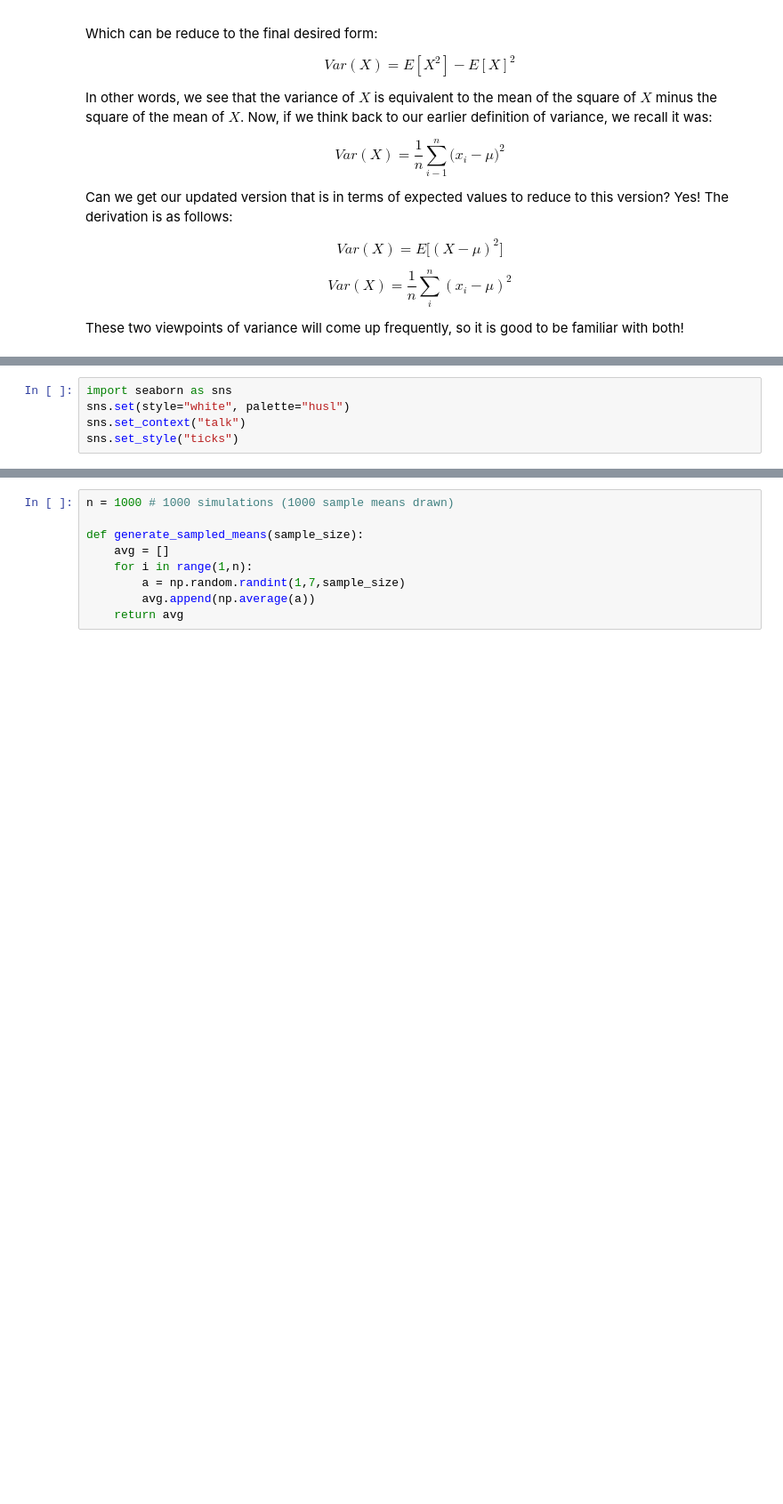
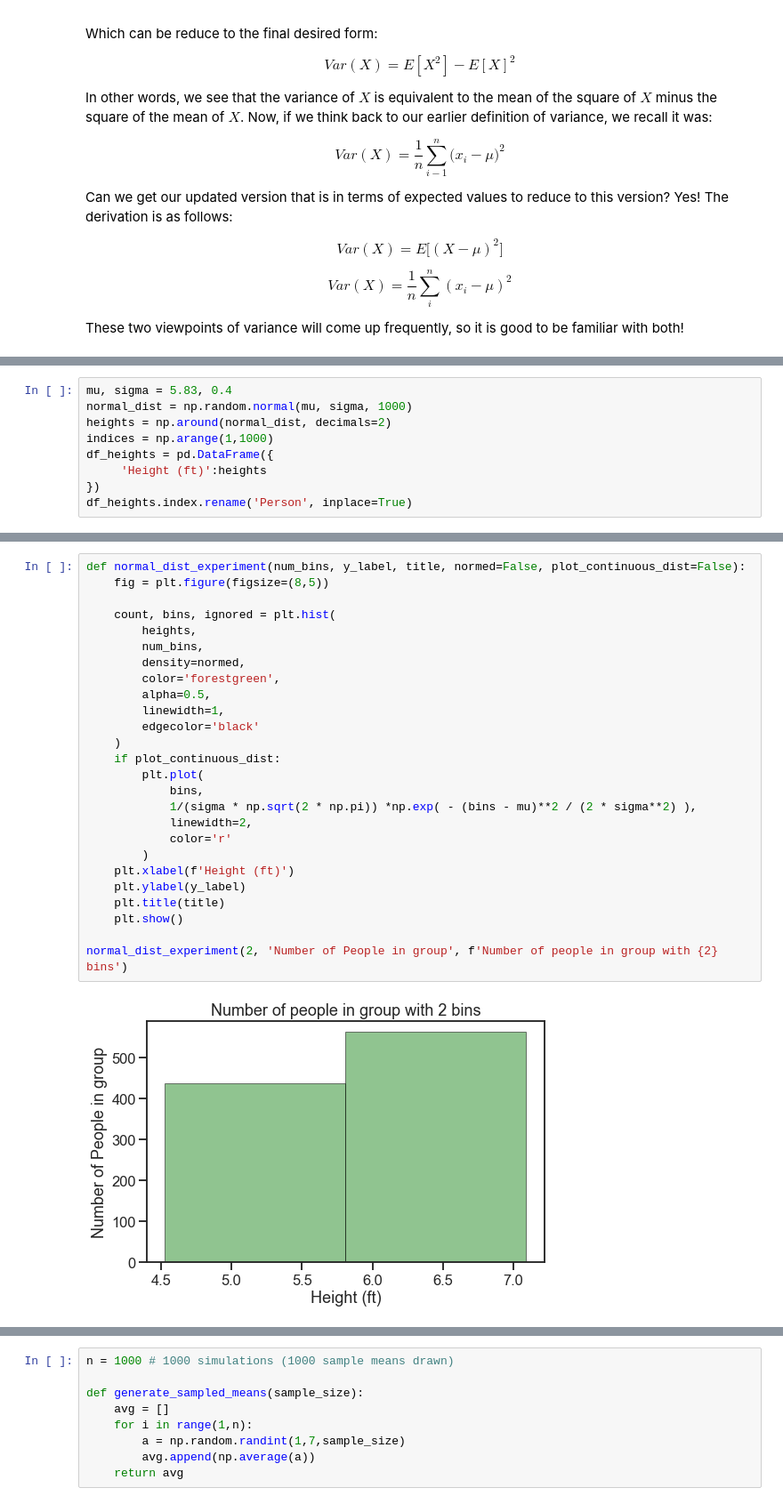
Before and after one commit to NathanielDake/intuitiveml, a Jupyter notebook: Mathematics/04-Statistics-01-Introduction.ipynb, the cells around one changed output, grey strips where cells are left out. Shown: that part at 89% size. Drawn from its saved outputs; the diff is of its cells as text; blank space fills up the shorter version.

Commit message:
theory behind CLT and visualization surrounding distributions and gaussian

```diff
--- a/Mathematics/04-Statistics-01-Introduction.ipynb
+++ b/Mathematics/04-Statistics-01-Introduction.ipynb
@@ -411,5 +402,0 @@ These two viewpoints of variance will come up frequently, so it is good to be fa
-# %%
-import seaborn as sns
-sns.set(style="white", palette="husl")
-sns.set_context("talk")
-sns.set_style("ticks")
@@ -415,0 +408,9 @@ sns.set_style("ticks")
+# %%
+mu, sigma = 5.83, 0.4
+normal_dist = np.random.normal(mu, sigma, 1000)
+heights = np.around(normal_dist, decimals=2)
+indices = np.arange(1,1000)
+df_heights = pd.DataFrame({
+     'Height (ft)':heights
+})
+df_heights.index.rename('Person', inplace=True)
@@ -415,0 +444,28 @@ sns.set_style("ticks")
+# %%
+def normal_dist_experiment(num_bins, y_label, title, normed=False, plot_continuous_dist=False):
+    fig = plt.figure(figsize=(8,5))
+
+    count, bins, ignored = plt.hist(
+        heights,
+        num_bins,
+        density=normed,
+        color='forestgreen',
+        alpha=0.5,
+        linewidth=1,
+        edgecolor='black'
+    )
+    if plot_continuous_dist:
+        plt.plot(
+            bins,
+            1/(sigma * np.sqrt(2 * np.pi)) *np.exp( - (bins - mu)**2 / (2 * sigma**2) ),
+            linewidth=2,
+            color='r'
+        )
+    plt.xlabel(f'Height (ft)')
+    plt.ylabel(y_label)
+    plt.title(title)
+    plt.show()
+
+normal_dist_experiment(2, 'Number of People in group', f'Number of people in group with {2} bins')
+# %% [output]
+[figure, added]
```
Also changed, not shown: parts of 28 cells of this notebook, 3 other files.
